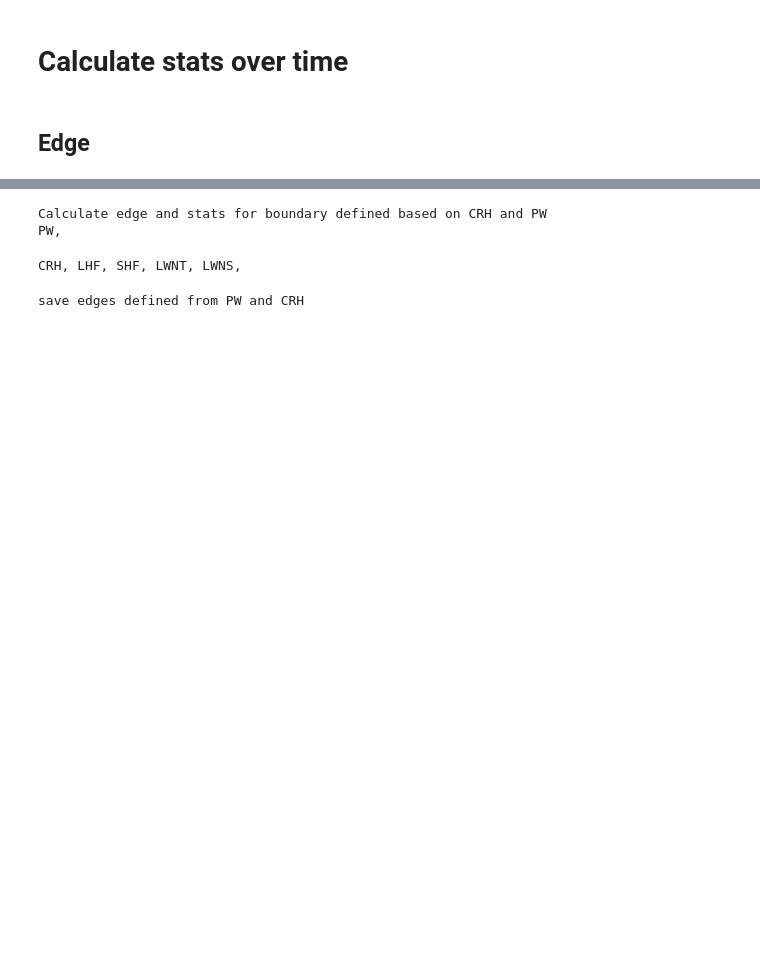
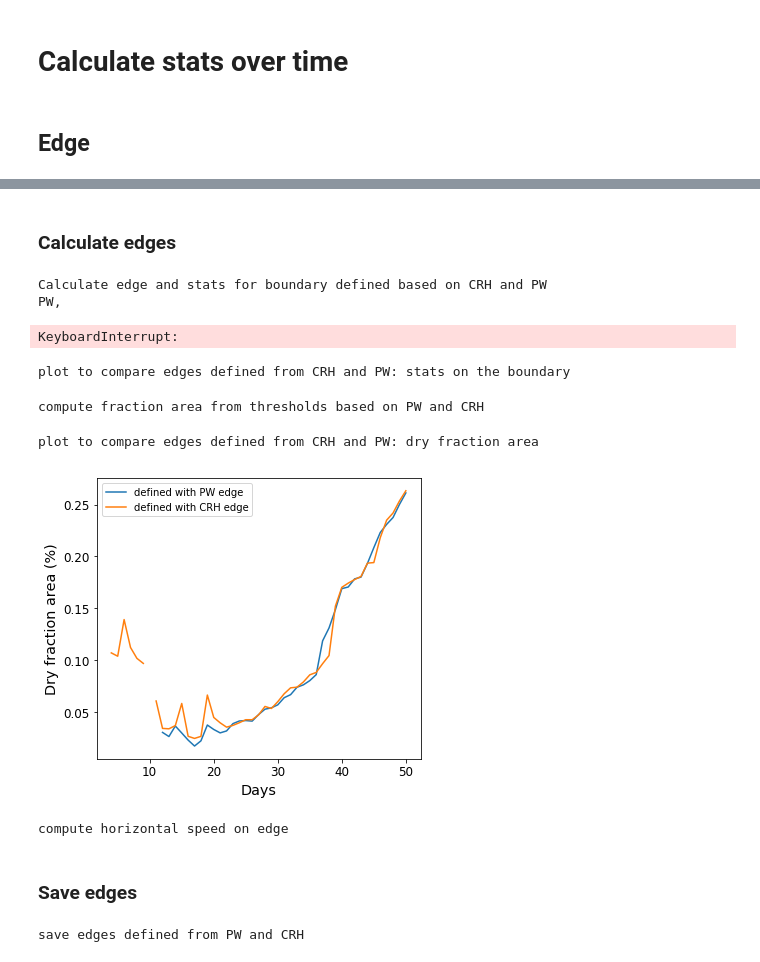
Before and after one commit to bfildier/aggregation-time-scale, a Jupyter notebook: scripts/computeStatsEachSim.ipynb, the cells around one changed output, grey strips where cells are left out. Saved outputs shown, nothing was run; the diff lists cells and outputs as text; code cells hidden in the pictures; blank space fills up the shorter version.

Commit message:
calculate edge, conditional stats on PW and CRH, and circulation over time, make first movies

```diff
--- a/scripts/computeStatsEachSim.ipynb
+++ b/scripts/computeStatsEachSim.ipynb
@@ -40,11 +49,14 @@ plt.style.use(os.path.join(matplotlib.get_configdir(),'stylelib/presentation.mpl
 # %% [markdown]
 # Load data
 # %%
-simname = 'SAM6113_RCE_SST305d1p0r1'
+# simname = 'SAM6113_RCE_SST301d1p0r1'
+simname = 'SAM6113_RCE_SST303d1p0r1'
+# simname = 'SAM6113_RCE_SST305d1p0r1'
 print('simname:',simname)
 
 # create output subdirectories
 os.makedirs(os.path.join(figdir,simname),exist_ok=True)
+os.makedirs(os.path.join(moviedir,simname),exist_ok=True)
 os.makedirs(os.path.join(resultdir,simname),exist_ok=True)
 
 # get sim-dependent variables
@@ -52,4 +64,5 @@ caseid = '_'.join(simname.split('_')[1:])
 print('caseid:',caseid)
 simdir = os.path.join(inputdir,simname+'.0')
 inputfile2D = "%s_256.2Dcom_1.nc"%caseid
+inputfile3D = "%s_256_0000432000.com3D.alltimes.nc"%caseid
 # %% [output]
@@ -69,3 +98,5 @@ vars4stats = ['PW','CRH','LHF','SHF','LWNT','LWNS']
+# %% [markdown]
+### Calculate edges
 # %%
 print('Calculate edge and stats for boundary defined based on CRH and PW')
 
@@ -95,4 +126,4 @@ print()
 # %% [output]
 Calculate edge and stats for boundary defined based on CRH and PW
 PW,
-CRH, LHF, SHF, LWNT, LWNS,
+KeyboardInterrupt:
@@ -99,3 +134,73 @@ CRH, LHF, SHF, LWNT, LWNS,
+# %%
+print("plot to compare edges defined from CRH and PW: stats on the boundary")
+
+x = data2D.time
+
+for varid in vars4stats:
+
+    # create figure
+    fig,ax0 = plt.subplots(ncols=1,figsize=(6,5))
+
+    for refvarid in 'PW','CRH':
+
+        edge = getattr(thismodule,"edge_%s"%refvarid)
+        # Get data
+        v_mean = getattr(edge,"%s_mean"%varid)
+        v_std = getattr(edge,"%s_std"%varid)
+        # plot
+        showErrorRange(ax0,x,v_mean,v_std,alpha=0.2)
+        ax0.plot(x,v_mean,label='%s-edge'%refvarid)
+
+    # labels
+    ax0.set_xlabel('Days')
+    ax0.set_ylabel('%s (%s)'%(varid,data2D[varid].units))
+    ax0.legend()
+
+    # save and close figure
+    plt.savefig(os.path.join(figdir,simname,"%s_onPWandCRHedge.pdf"%varid),bbox_inches='tight')
+    plt.close()
+# %% [output]
+plot to compare edges defined from CRH and PW: stats on the boundary
+# %%
+print("compute fraction area from thresholds based on PW and CRH")
+
+# dry fraction area defined as PW below its value at the PW-edge
+edge_PW.computeFractionArea(data2D.PW,'PW')
+# dry fraction area defined as CRH below its value at the CRH-edge
+edge_CRH.computeFractionArea(data2D.CRH,'CRH')
+# %% [output]
+compute fraction area from thresholds based on PW and CRH
+# %%
+print("plot to compare edges defined from CRH and PW: dry fraction area")
+
+x = data2D.time
+fig,ax0 = plt.subplots(ncols=1,figsize=(6,5))
+
+ax0.plot(x,edge_PW.fracarea_PW,label='defined with PW edge')
+ax0.plot(x,edge_CRH.fracarea_CRH,label='defined with CRH edge')
+
+# labels
+ax0.set_xlabel('Days')
+ax0.set_ylabel('Dry fraction area (%)')
+ax0.legend()
+
+# save and close figure
+plt.savefig(os.path.join(figdir,simname,"dry_fracarea_fromPWandCRHedge.pdf"),bbox_inches='tight')
+plt.show()
+# %% [output]
+plot to compare edges defined from CRH and PW: dry fraction area
+[figure, added]
+# %%
+print("compute horizontal speed on edge")
+
+UHSFC = np.sqrt(data2D.USFC**2 + data2D.VSFC**2)
+
+edge_CRH.computeStatOnEdge(UHSFC,varid='UHSFC')
+edge_PW.computeStatOnEdge(UHSFC,varid='UHSFC')
+# %% [output]
+compute horizontal speed on edge
+# %% [markdown]
+### Save edges
 # %%
 print("save edges defined from PW and CRH")
 
```
Also changed, not shown: parts of 28 cells of this notebook, 54 other files.
